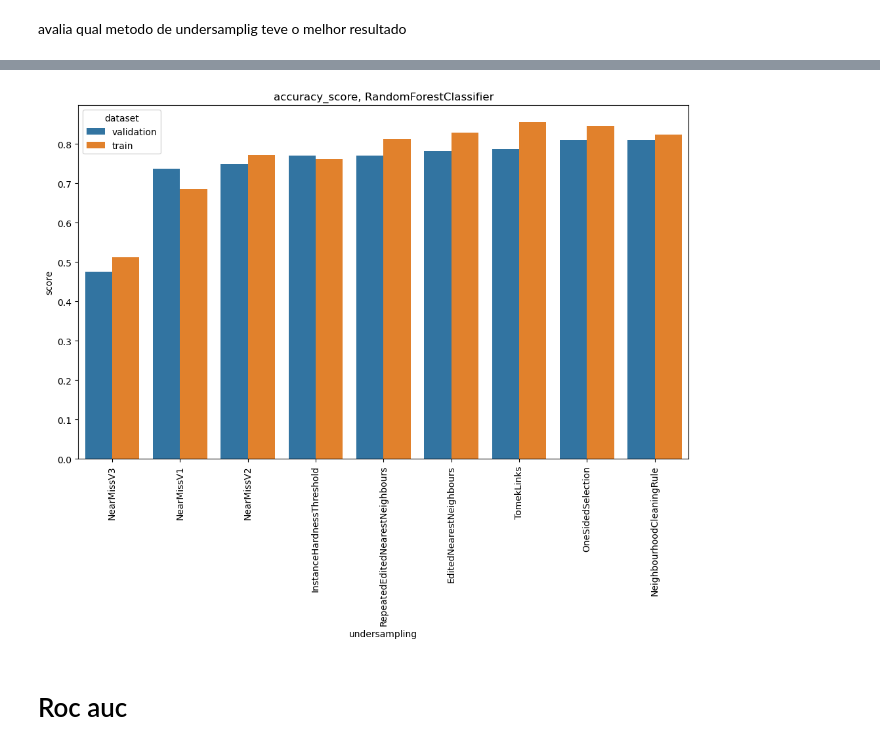
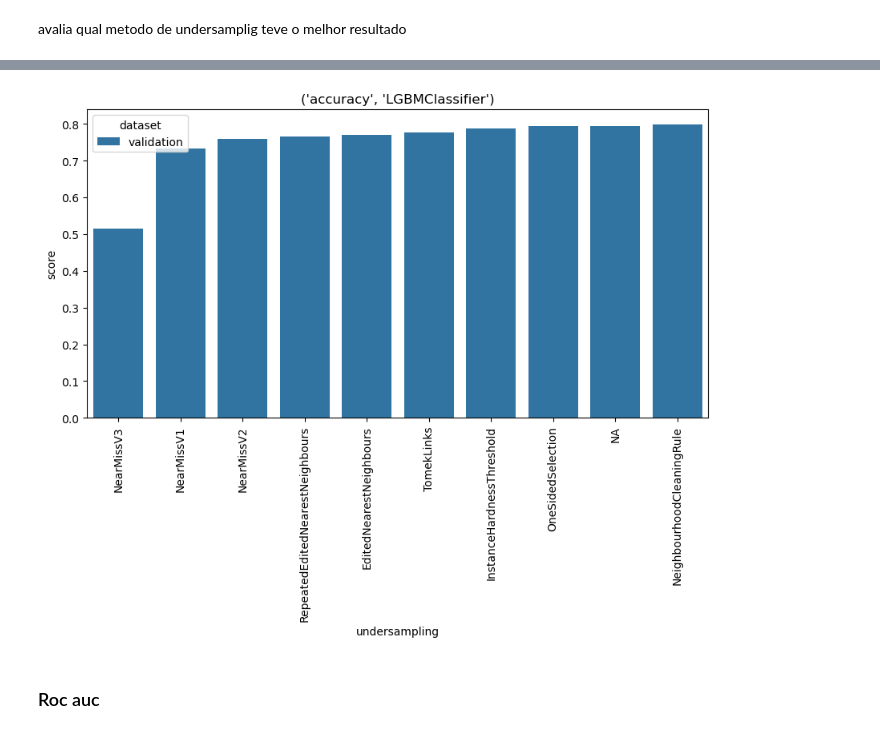
Before and after one commit to gustavoVferrari/kaggle, a Jupyter notebook: Classification/Titanic/notebooks/[4.0] Model Metrics.ipynb, the cells around one changed output, grey strips where cells are left out. Cells and saved outputs as stored; diff of their text form; code cells hidden in the pictures.

```diff
--- a/Classification/Titanic/notebooks/[4.0] Model Metrics.ipynb
+++ b/Classification/Titanic/notebooks/[4.0] Model Metrics.ipynb
@@ -9,7 +13,11 @@ avalia qual metodo de undersamplig teve o melhor resultado
+# %%
+single_model = "LGBMClassifier"
 # %%
+
 acc = pd.read_json("../models/single_model/tables/accuracy_score.jsonl",
              lines=True,
              orient="records")
-
+acc['timestamp'] = pd.to_datetime(acc['timestamp']).dt.floor('min')
 acc.set_index("timestamp", inplace=True)
 acc.sort_values(by=['score'], inplace=True)
+acc.fillna({'undersampling':'NA'}, inplace=True)
@@ -16,18 +41,18 @@ acc.sort_values(by=['score'], inplace=True)
 # %%
-plt.figure(figsize=(12,7))
+plt.figure(figsize=(10,5))
 sns.barplot(
-    data=acc,
+    data=acc.loc[(acc['model_name']==single_model) & (acc['dataset']=='validation')],
     x='undersampling',
     y='score',
     hue='dataset'
 )
-plt.title(f'{acc['metric_name'].unique()[0]}, {acc['model_name'].unique()[0]}')
+plt.title(f'{"accuracy", single_model}')
 plt.xticks(rotation=90)
 plt.show()
 # %% [output]
-[figure, old version]
+[figure, new version]
 # %% [markdown]
-# Roc auc
+### Roc auc
 # %%
 rocauc = pd.read_json("../models/single_model/tables/roc_auc_score.jsonl",
              lines=True,
```
Also changed, not shown: parts of 20 cells of this notebook, 7 other files.
